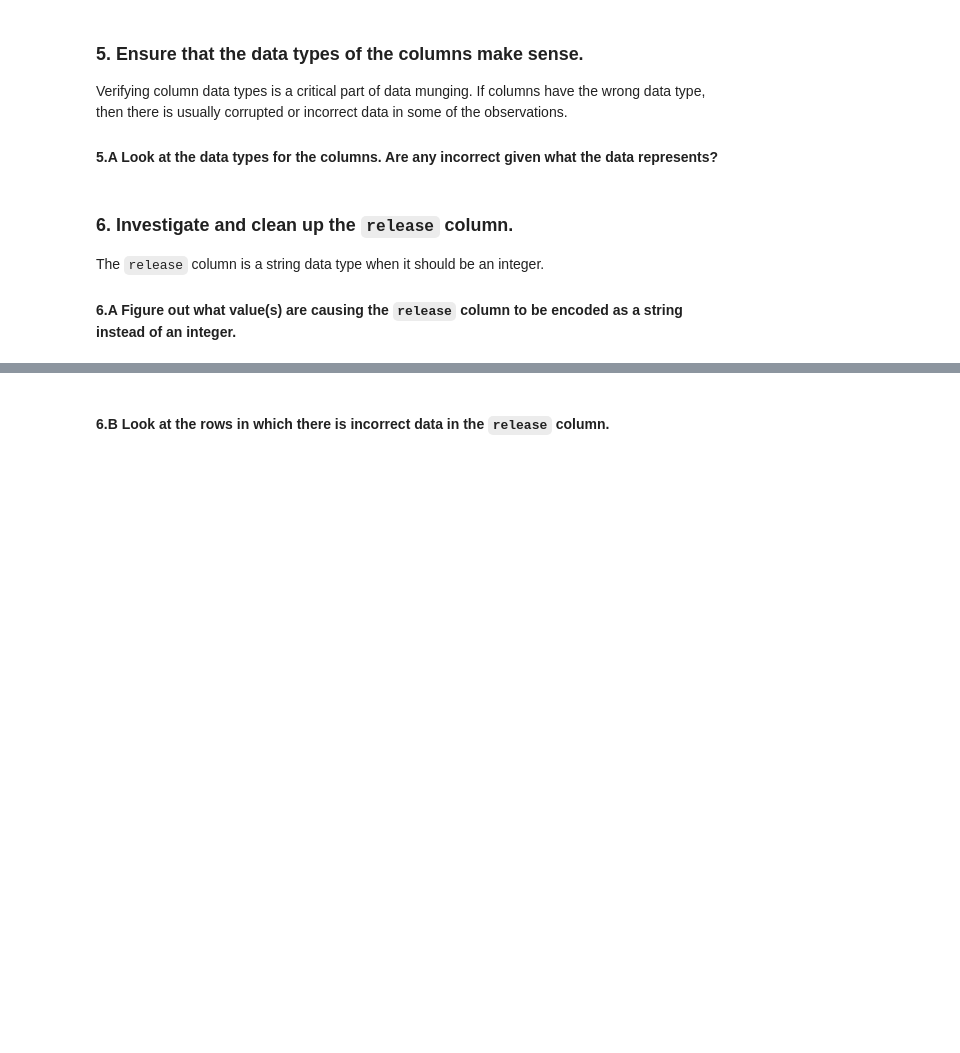
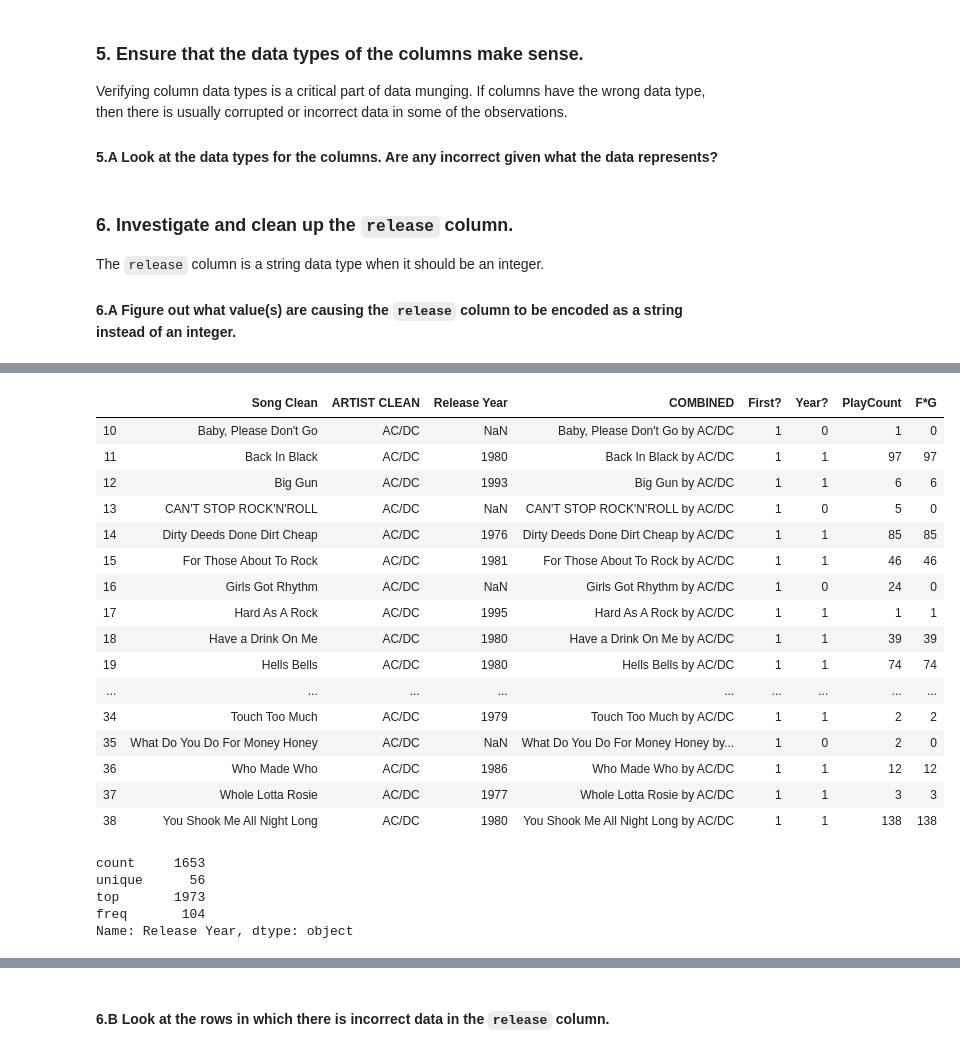
Before and after one commit to jfkoehler/Data-and-Design, a Jupyter notebook: week_2/pandas-cleaning-apply.ipynb, the cells around one changed output, grey strips where cells are left out. Drawn from its saved outputs; the diff is of its cells as text; code cells hidden in the pictures; blank space fills up the shorter version.

```diff
--- a/week_2/pandas-cleaning-apply.ipynb
+++ b/week_2/pandas-cleaning-apply.ipynb
@@ -96,0 +142,22 @@ The `release` column is a string data type when it should be an integer.
+# %%
+mask = rock['PlayCount'] > 20
+acdc = rock['ARTIST CLEAN'] == 'AC/DC'
+rock.loc[acdc]
+# %% [output]
+|  | Song Clean | ARTIST CLEAN | Release Year | COMBINED | First? | Year? | PlayCount | F*G |
+| 10 | Baby, Please Don't Go | AC/DC | NaN | Baby, Please Don't Go by AC/DC | 1 | 0 | 1 | 0 |
+| 11 | Back In Black | AC/DC | 1980 | Back In Black by AC/DC | 1 | 1 | 97 | 97 |
+| 12 | Big Gun | AC/DC | 1993 | Big Gun by AC/DC | 1 | 1 | 6 | 6 |
+| 13 | CAN'T STOP ROCK'N'ROLL | AC/DC | NaN | CAN'T STOP ROCK'N'ROLL by AC/DC | 1 | 0 | 5 | 0 |
+| 14 | Dirty Deeds Done Dirt Cheap | AC/DC | 1976 | Dirty Deeds Done Dirt Cheap by AC/DC | 1 | 1 | 85 | 85 |
+| 15 | For Those About To Rock | AC/DC | 1981 | For Those About To Rock by AC/DC | 1 | 1 | 46 | 46 |
+| 16 | Girls Got Rhythm | AC/DC | NaN | Girls Got Rhythm by AC/DC | 1 | 0 | 24 | 0 |
+| 17 | Hard As A Rock | AC/DC | 1995 | Hard As A Rock by AC/DC | 1 | 1 | 1 | 1 |
+| 18 | Have a Drink On Me | AC/DC | 1980 | Have a Drink On Me by AC/DC | 1 | 1 | 39 | 39 |
+| 19 | Hells Bells | AC/DC | 1980 | Hells Bells by AC/DC | 1 | 1 | 74 | 74 |
+| ... | ... | ... | ... | ... | ... | ... | ... | ... |
+| 34 | Touch Too Much | AC/DC | 1979 | Touch Too Much by AC/DC | 1 | 1 | 2 | 2 |
+| 35 | What Do You Do For Money Honey | AC/DC | NaN | What Do You Do For Money Honey by... | 1 | 0 | 2 | 0 |
+| 36 | Who Made Who | AC/DC | 1986 | Who Made Who by AC/DC | 1 | 1 | 12 | 12 |
+| 37 | Whole Lotta Rosie | AC/DC | 1977 | Whole Lotta Rosie by AC/DC | 1 | 1 | 3 | 3 |
+| 38 | You Shook Me All Night Long | AC/DC | 1980 | You Shook Me All Night Long by AC/DC | 1 | 1 | 138 | 138 |
@@ -96,0 +168,8 @@ The `release` column is a string data type when it should be an integer.
+# %%
+rock_clean['Release Year'].describe()
+# %% [output]
+count     1653
+unique      56
+top       1973
+freq       104
+Name: Release Year, dtype: object
```
Also changed, not shown: parts of 15 cells of this notebook, 2 other files.
